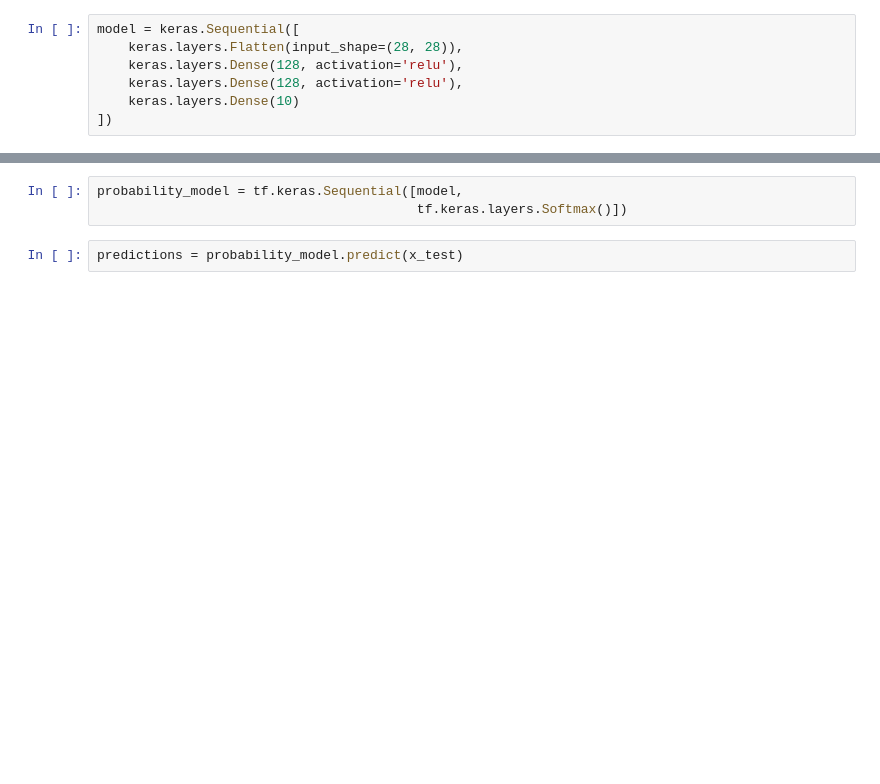
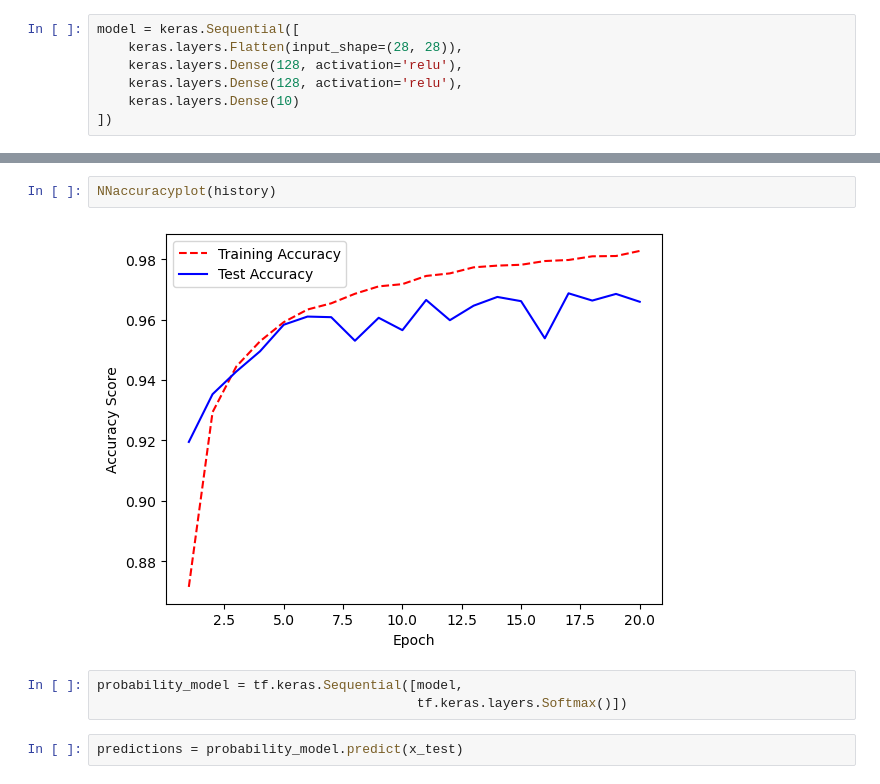
Before and after one commit to Juliet-Blue/ADA-BDSP-CA1-Handwriting-MNIST, a Jupyter notebook: MNIST Keras.ipynb, the cells around one changed output, grey strips where cells are left out. Drawn from its saved outputs; the diff is of its cells as text; blank space fills up the shorter version.

```diff
--- a/MNIST Keras.ipynb
+++ b/MNIST Keras.ipynb
@@ -199,3 +174,7 @@ plt.show();
+# %%
+NNaccuracyplot(history)
+# %% [output]
+[figure, added]
 # %%
 probability_model = tf.keras.Sequential([model,
                                          tf.keras.layers.Softmax()])
```
Also changed, not shown: parts of 47 cells of this notebook, 1 other file.
